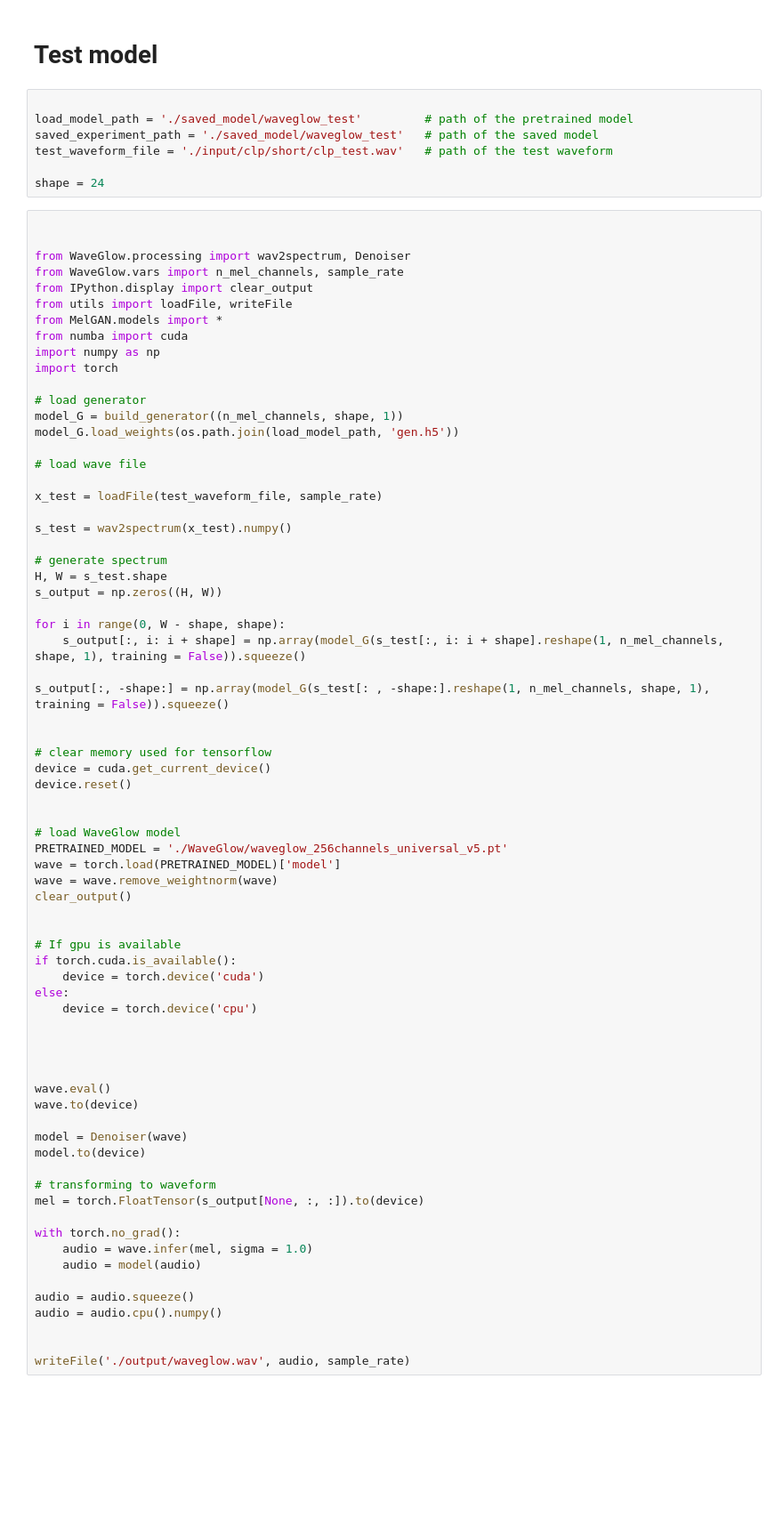
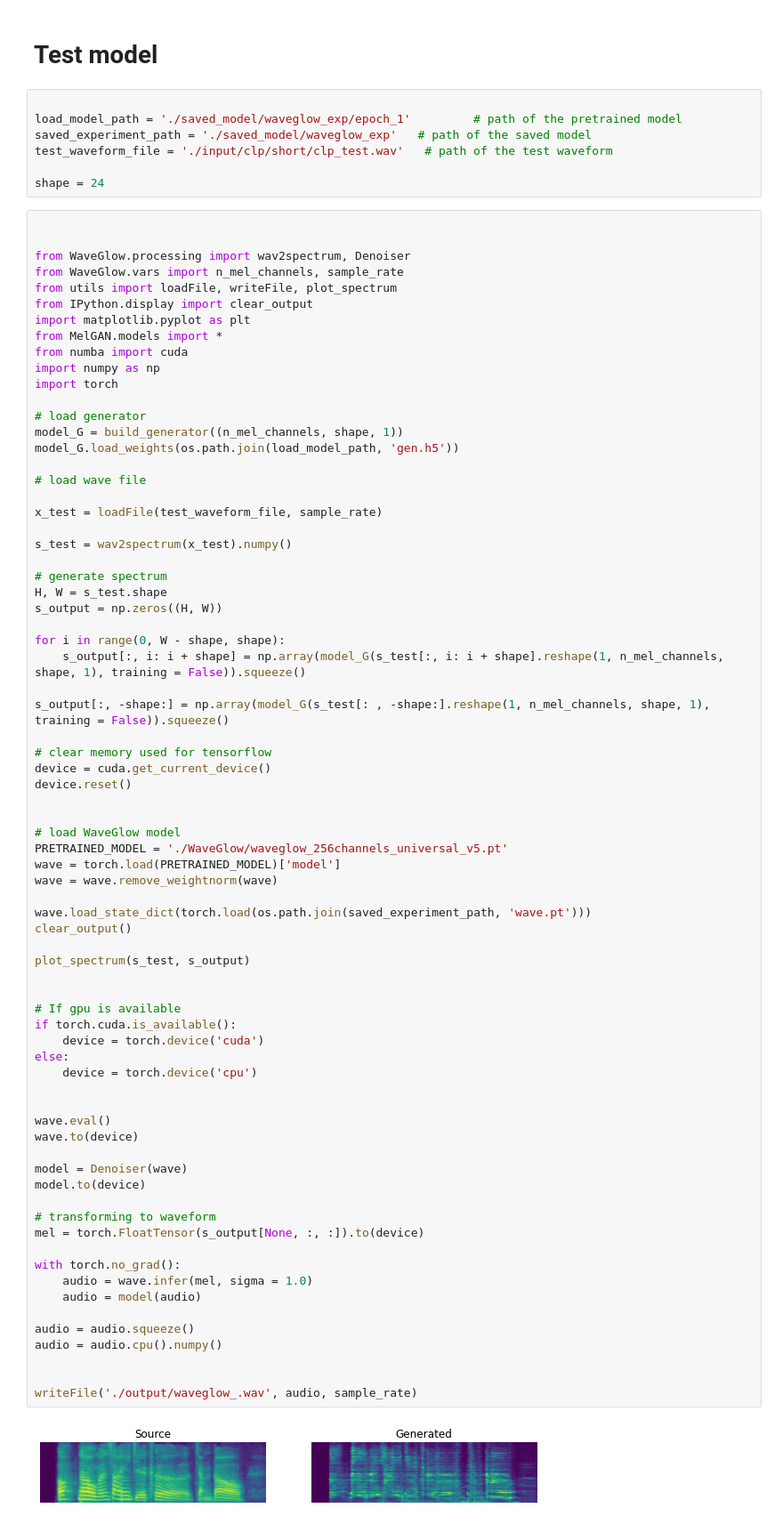
Before and after one commit to mmi366127/2022-Intro-to-AI-final-project, a Jupyter notebook: MelGlow.ipynb, the cells around one changed output. Shown: that part at 89% size. Saved outputs shown, nothing was run; the diff lists cells and outputs as text; blank space fills up the shorter version.

```diff
--- a/MelGlow.ipynb
+++ b/MelGlow.ipynb
@@ -556,8 +666,8 @@ torch.save(wave.state_dict(), os.path.join(saved_experiment_path, 'wave.pt'))
 # Test model
 # %%
 
-load_model_path = './saved_model/waveglow_test'         # path of the pretrained model
-saved_experiment_path = './saved_model/waveglow_test'   # path of the saved model
+load_model_path = './saved_model/waveglow_exp/epoch_1'         # path of the pretrained model
+saved_experiment_path = './saved_model/waveglow_exp'   # path of the saved model
 test_waveform_file = './input/clp/short/clp_test.wav'   # path of the test waveform
 
 shape = 24
@@ -566,8 +676,9 @@ shape = 24
 
 from WaveGlow.processing import wav2spectrum, Denoiser
 from WaveGlow.vars import n_mel_channels, sample_rate
+from utils import loadFile, writeFile, plot_spectrum
 from IPython.display import clear_output
-from utils import loadFile, writeFile
+import matplotlib.pyplot as plt
 from MelGAN.models import *
 from numba import cuda
 import numpy as np
@@ -592,7 +703,6 @@ for i in range(0, W - shape, shape):
 
 s_output[:, -shape:] = np.array(model_G(s_test[: , -shape:].reshape(1, n_mel_channels, shape, 1), training = False)).squeeze()
 
-
 # clear memory used for tensorflow
 device = cuda.get_current_device()
 device.reset()
@@ -602,33 +712,37 @@ device.reset()
 PRETRAINED_MODEL = './WaveGlow/waveglow_256channels_universal_v5.pt'
 wave = torch.load(PRETRAINED_MODEL)['model']
 wave = wave.remove_weightnorm(wave)
+
+wave.load_state_dict(torch.load(os.path.join(saved_experiment_path, 'wave.pt')))
 clear_output()
+
+plot_spectrum(s_test, s_output)
 
 
 # If gpu is available
 if torch.cuda.is_available():
     device = torch.device('cuda')
 else:
     device = torch.device('cpu')
-
-
 
 
 wave.eval()
 wave.to(device)
 
 model = Denoiser(wave)
 model.to(device)
 
 # transforming to waveform
 mel = torch.FloatTensor(s_output[None, :, :]).to(device)
 
 with torch.no_grad():
     audio = wave.infer(mel, sigma = 1.0)
     audio = model(audio)
 
 audio = audio.squeeze()
 audio = audio.cpu().numpy()
 
 
-writeFile('./output/waveglow.wav', audio, sample_rate)
+writeFile('./output/waveglow_.wav', audio, sample_rate)
+# %% [output]
+[figure, added]
```
Also changed, not shown: parts of 7 cells of this notebook, 4 other files.
